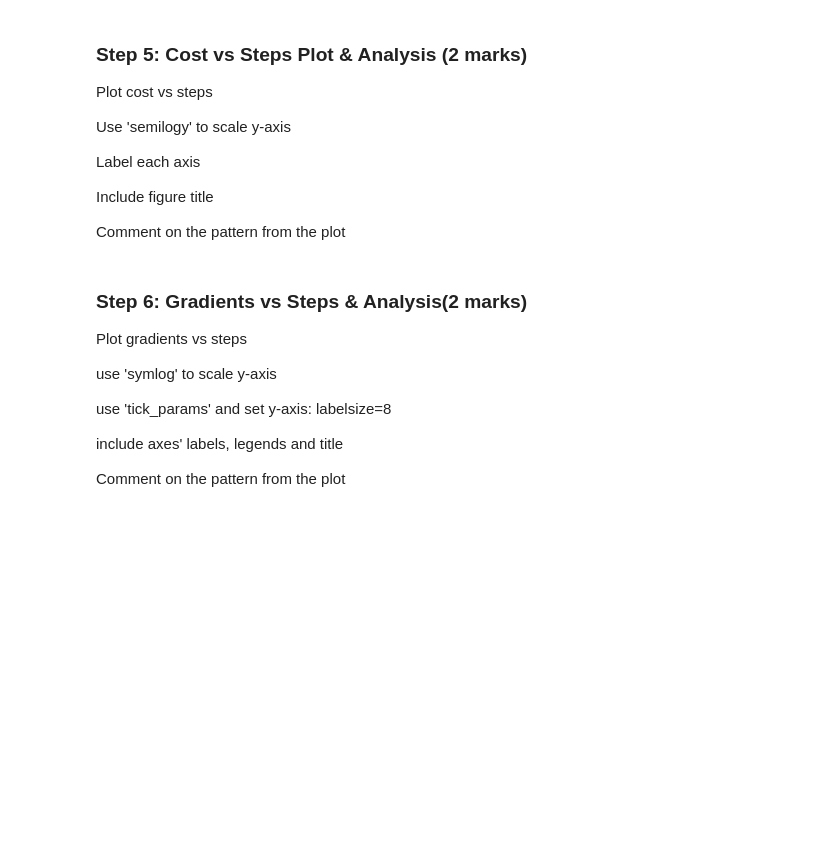
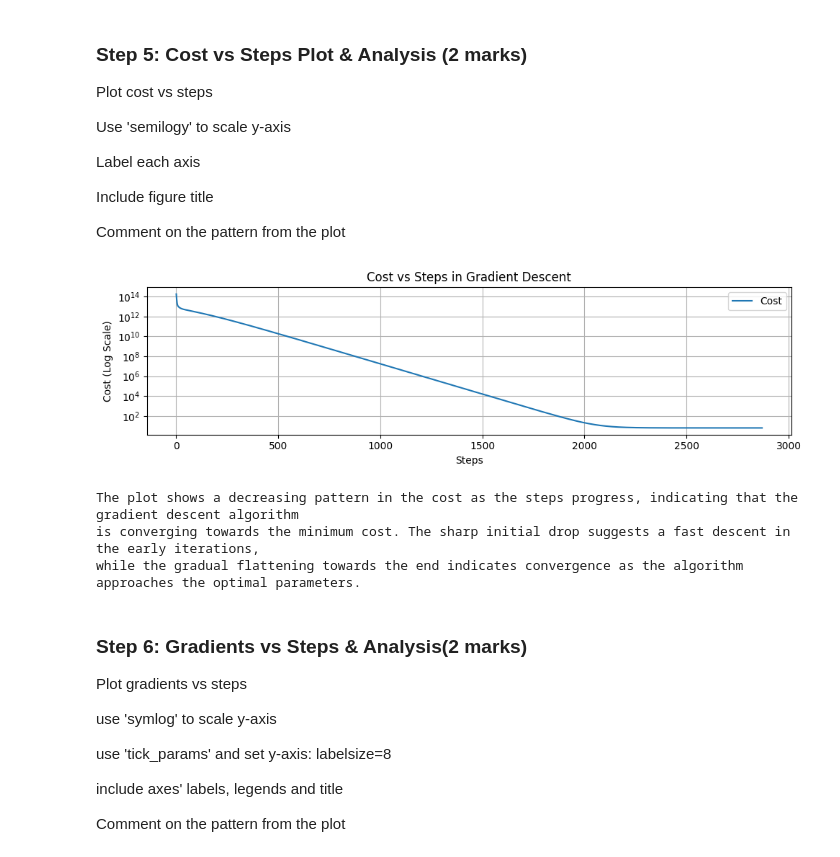
Before and after one commit to ShaikhSikanderAli/engg680_2024_fall, a Jupyter notebook: Lab_Assignment3/Assignment3.ipynb, the cells around one changed output. Drawn from its saved outputs; the diff is of its cells as text; code cells hidden in the pictures; blank space fills up the shorter version.

Commit message:
Step 5,6, and 7 of part 1 has been completeted (Non-linear Gradient Descent).

```diff
--- a/Lab_Assignment3/Assignment3.ipynb
+++ b/Lab_Assignment3/Assignment3.ipynb
@@ -295,3 +293,27 @@ plt.show()
+# %%
+# Plot cost vs steps
+fig, ax = plt.subplots(nrows=1, ncols=1, figsize=(10, 3))
+ax.semilogy(arr_cost, label="Cost")
+ax.set_xlabel("Steps")
+ax.set_ylabel("Cost (Log Scale)")
+ax.set_title("Cost vs Steps in Gradient Descent")
+ax.grid(True)
+ax.legend()
+fig.tight_layout()
+plt.show()
+
+# Comment on the pattern
+comment = """
+The plot shows a decreasing pattern in the cost as the steps progress, indicating that the gradient descent algorithm
+is converging towards the minimum cost. The sharp initial drop suggests a fast descent in the early iterations,
+while the gradual flattening towards the end indicates convergence as the algorithm approaches the optimal parameters.
+"""
+print(comment)
+# %% [output]
+[figure, added]
+The plot shows a decreasing pattern in the cost as the steps progress, indicating that the gradient descent algorithm
+is converging towards the minimum cost. The sharp initial drop suggests a fast descent in the early iterations,
+while the gradual flattening towards the end indicates convergence as the algorithm approaches the optimal parameters.
 # %% [markdown]
 ### Step 6: Gradients vs Steps & Analysis(2 marks)
 Plot gradients vs steps
```
Also changed, not shown: parts of 6 cells of this notebook.
